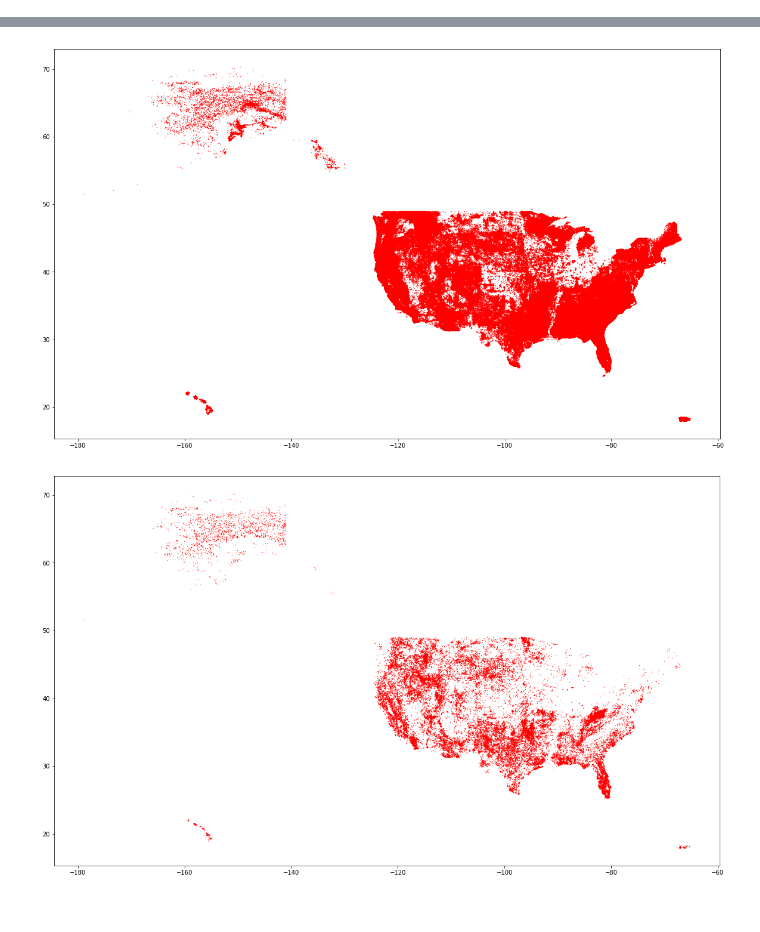
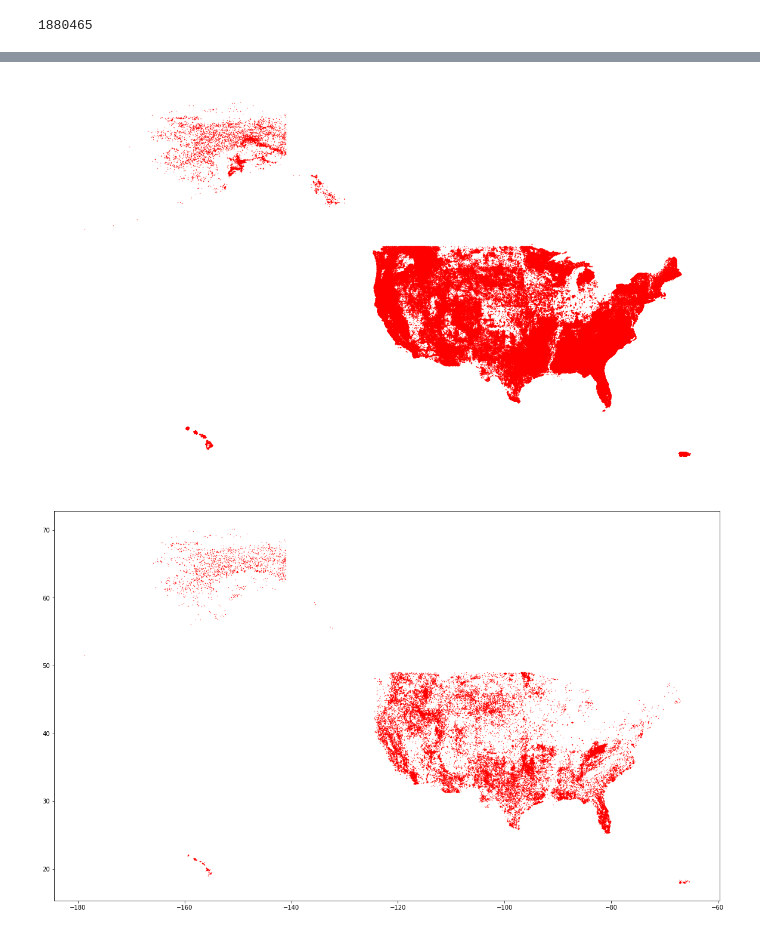
Before and after one commit to n8pk/passion_project, a Jupyter notebook: 00_EDA.ipynb, the cells around one changed output, grey strips where cells are left out. Cells and saved outputs as stored; diff of their text form; code cells hidden in the pictures.

```diff
--- a/00_EDA.ipynb
+++ b/00_EDA.ipynb
@@ -9,6 +12,10 @@ cnx = sqlite3.connect('/home/nate/Desktop/fires/FPA_FOD_20170508.sqlite')
 df = pd.read_sql_query("SELECT STAT_CAUSE_DESCR,LATITUDE,LONGITUDE,STATE,DISCOVERY_DATE,FIRE_SIZE FROM 'Fires'", cnx)
 # %%
 df['DATE'] = pd.to_datetime(df['DISCOVERY_DATE'] - pd.Timestamp(0).to_julian_date(), unit='D')
+# %%
+len(df)
+# %% [output]
+1880465
 # %%
 df['MONTH'] = pd.DatetimeIndex(df['DATE']).month
 df['YEAR'] = pd.DatetimeIndex(df['DATE']).year
@@ -25,14 +32,14 @@ df.head()
 # %%
 plt.figure(figsize=(20,12))
 
 x=df['LONGITUDE']
 y=df['LATITUDE']
 
 plt.scatter(x,y,color='r',s=0.1)
-
+plt.axis('off')
 plt.show()
 # %% [output]
-[figure, old version]
+[figure, new version]
 # %%
 df_over10 = df[df['FIRE_SIZE'] > 100]
 # %%
```
Also changed, not shown: parts of 61 cells of this notebook, 5 other files.
